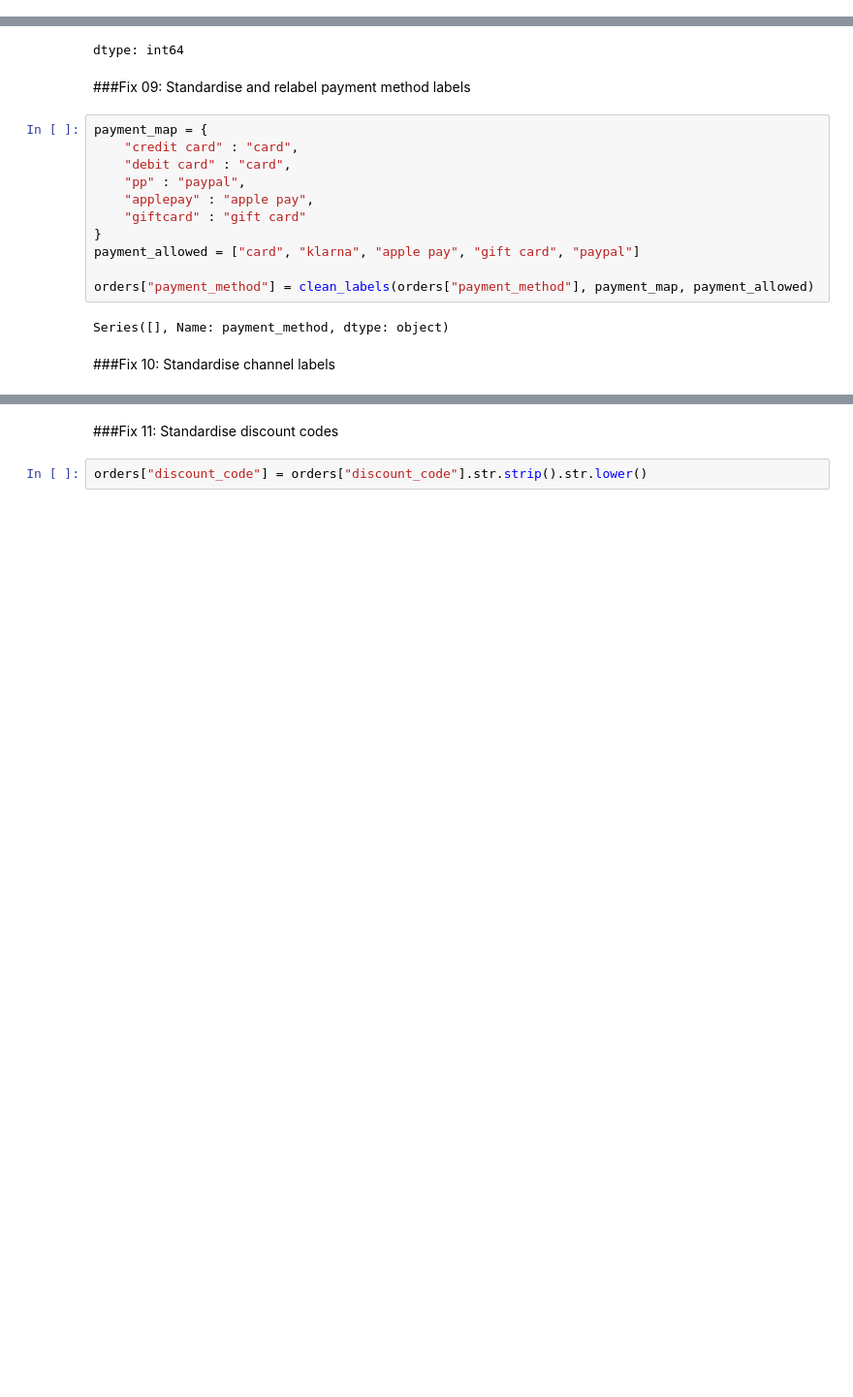
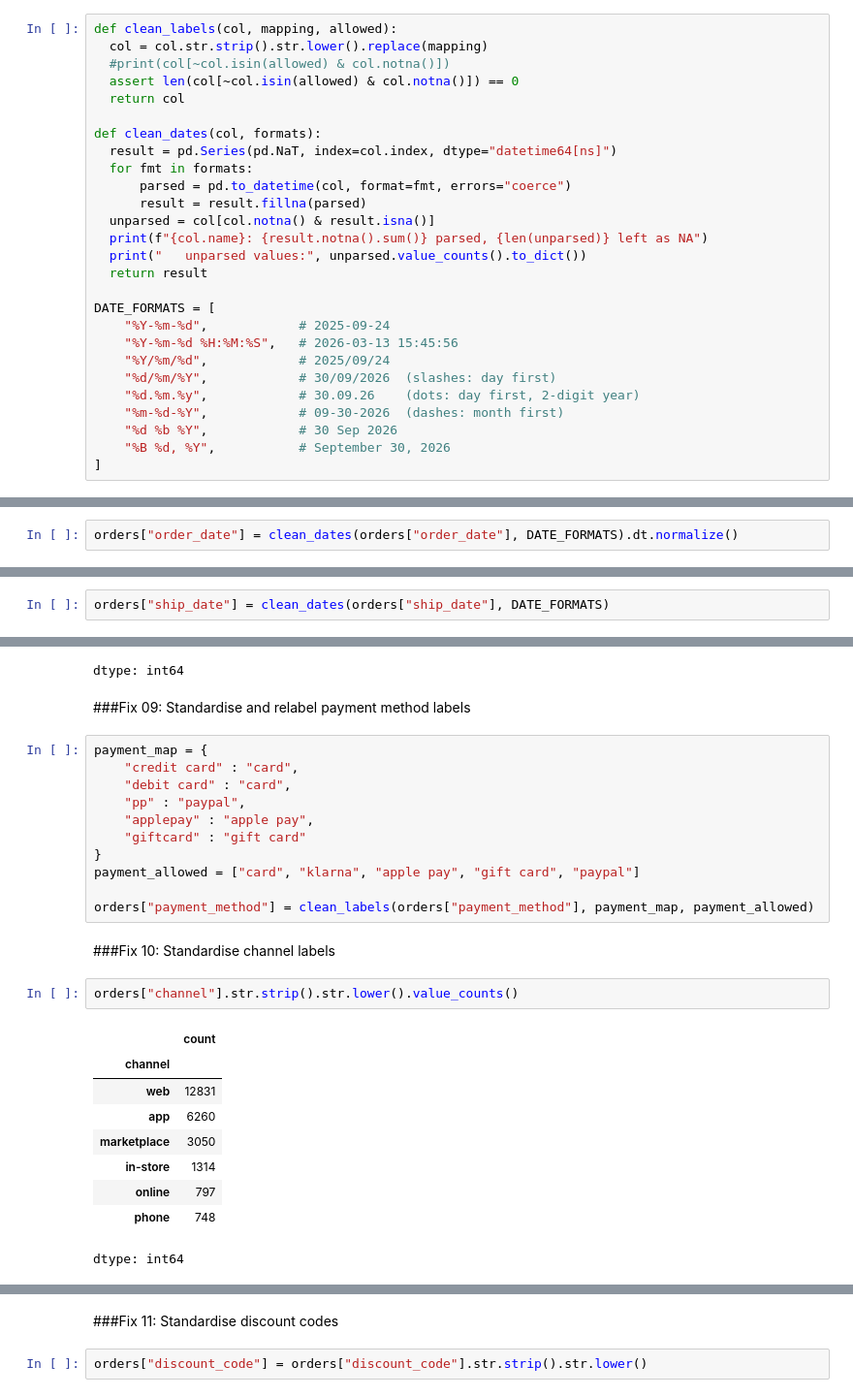
Before and after one commit to LSRajan/valley-outfitters-analysis, a Jupyter notebook: notebooks/02_Cleaning.ipynb, the cells around one changed output, grey strips where cells are left out. Shown at 97% size. Drawn from its saved outputs; the diff is of its cells as text; blank space fills up the shorter version.

```diff
--- a/notebooks/02_Cleaning.ipynb
+++ b/notebooks/02_Cleaning.ipynb
@@ -26,3 +20,30 @@ def clean_labels(col, mapping, allowed):
+# %%
+def clean_labels(col, mapping, allowed):
+  col = col.str.strip().str.lower().replace(mapping)
+  #print(col[~col.isin(allowed) & col.notna()])
+  assert len(col[~col.isin(allowed) & col.notna()]) == 0
+  return col
+
+def clean_dates(col, formats):
+  result = pd.Series(pd.NaT, index=col.index, dtype="datetime64[ns]")
+  for fmt in formats:
+      parsed = pd.to_datetime(col, format=fmt, errors="coerce")
+      result = result.fillna(parsed)
+  unparsed = col[col.notna() & result.isna()]
+  print(f"{col.name}: {result.notna().sum()} parsed, {len(unparsed)} left as NA")
+  print("   unparsed values:", unparsed.value_counts().to_dict())
+  return result
+
+DATE_FORMATS = [
+    "%Y-%m-%d",            # 2025-09-24
+    "%Y-%m-%d %H:%M:%S",   # 2026-03-13 15:45:56
+    "%Y/%m/%d",            # 2025/09/24
+    "%d/%m/%Y",            # 30/09/2026  (slashes: day first)
+    "%d.%m.%y",            # 30.09.26    (dots: day first, 2-digit year)
+    "%m-%d-%Y",            # 09-30-2026  (dashes: month first)
+    "%d %b %Y",            # 30 Sep 2026
+    "%B %d, %Y",           # September 30, 2026
+]
 # %% [markdown]
 #1. Orders
 # %%
@@ -41,0 +61,2 @@ orders["customer_id"] = orders["customer_id"].str.upper()
+# %%
+orders["order_date"] = clean_dates(orders["order_date"], DATE_FORMATS).dt.normalize()
@@ -41,0 +68,2 @@ orders["customer_id"] = orders["customer_id"].str.upper()
+# %%
+orders["ship_date"] = clean_dates(orders["ship_date"], DATE_FORMATS)
@@ -86,9 +115,19 @@ payment_map = {
 payment_allowed = ["card", "klarna", "apple pay", "gift card", "paypal"]
 
 orders["payment_method"] = clean_labels(orders["payment_method"], payment_map, payment_allowed)
-# %% [output]
-Series([], Name: payment_method, dtype: object)
 # %% [markdown]
 ###Fix 10: Standardise channel labels
+# %%
+orders["channel"].str.strip().str.lower().value_counts()
+# %% [output]
+|  | count |
+| channel |  |
+| web | 12831 |
+| app | 6260 |
+| marketplace | 3050 |
+| in-store | 1314 |
+| online | 797 |
+| phone | 748 |
+dtype: int64
 # %%
 orders["channel"] = orders["channel"].str.lower().str.strip()
```
Also changed, not shown: parts of 47 cells of this notebook.
